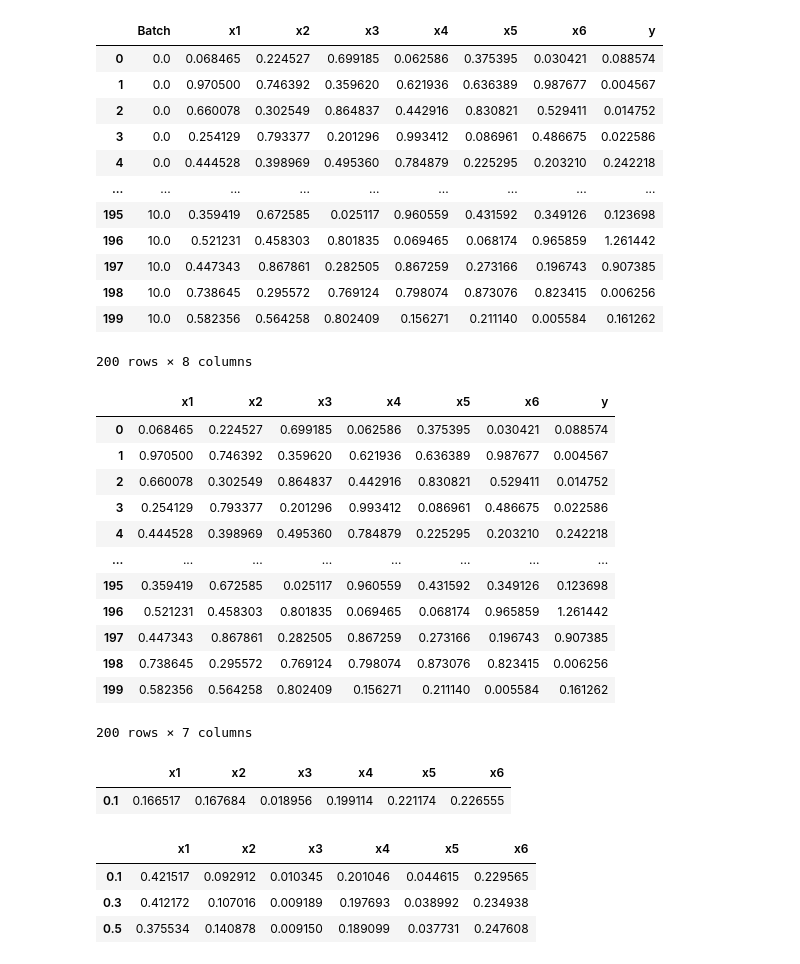
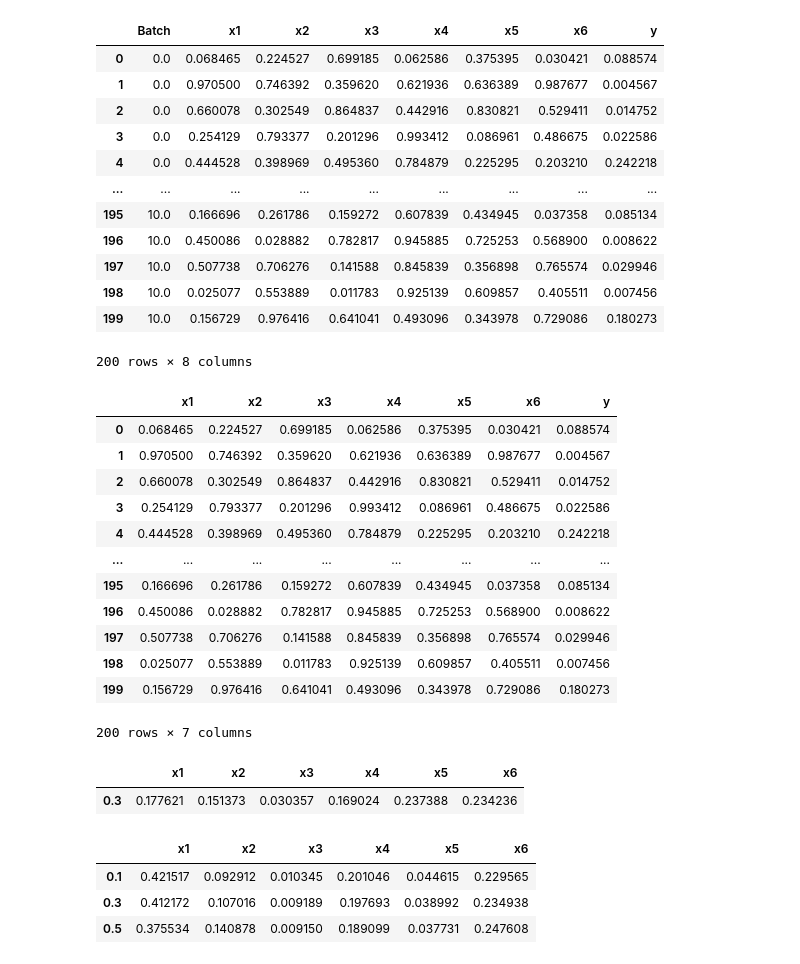
Before and after one commit to Schubydo/msc_code, a Jupyter notebook: SO_Numerical_Experiments/vars_hartmann.ipynb, the cells around one changed output. Drawn from its saved outputs; the diff is of its cells as text; code cells hidden in the pictures.

```diff
--- a/SO_Numerical_Experiments/vars_hartmann.ipynb
+++ b/SO_Numerical_Experiments/vars_hartmann.ipynb
@@ -25,39 +25,39 @@ optimizer = BayesianOptimization(fun=Hartmann(dim=DIM,negate=True),
                                  acqf_type='qUCB')
 
 x_max, y_max = optimizer.run()
 data = optimizer.get_data()
 full = optimizer.format(data, dim=DIM, n_init=N_INITIAL, batch_size=BATCH_SIZE, epochs=EPOCHS)
 display(full)
 
 vars_data = full.drop(columns=['Batch'])
 
 display(vars_data)
 vars_data.to_csv('vars_data.csv', index=False)
-h = 0.1
+h = 0.3
 experiment = DVARS(data_file = 'vars_data.csv',
                    outvarname = 'y',
                    ivars_range = h,
                    phi0=1,
                    phi_max=1e6,
                    tol = 1e-6,
                    correlation_func_type='linear',
                    report_verbose=False)
 
 experiment.run()
 display(experiment.ratios)
 # %% [output]
 |  | Batch | x1 | x2 | x3 | x4 | x5 | x6 | y |
 | 0 | 0.0 | 0.068465 | 0.224527 | 0.699185 | 0.062586 | 0.375395 | 0.030421 | 0.088574 |
 | 1 | 0.0 | 0.970500 | 0.746392 | 0.359620 | 0.621936 | 0.636389 | 0.987677 | 0.004567 |
 | 2 | 0.0 | 0.660078 | 0.302549 | 0.864837 | 0.442916 | 0.830821 | 0.529411 | 0.014752 |
 | 3 | 0.0 | 0.254129 | 0.793377 | 0.201296 | 0.993412 | 0.086961 | 0.486675 | 0.022586 |
 | 4 | 0.0 | 0.444528 | 0.398969 | 0.495360 | 0.784879 | 0.225295 | 0.203210 | 0.242218 |
 | ... | ... | ... | ... | ... | ... | ... | ... | ... |
-| 195 | 10.0 | 0.359419 | 0.672585 | 0.025117 | 0.960559 | 0.431592 | 0.349126 | 0.123698 |
-| 196 | 10.0 | 0.521231 | 0.458303 | 0.801835 | 0.069465 | 0.068174 | 0.965859 | 1.261442 |
-| 197 | 10.0 | 0.447343 | 0.867861 | 0.282505 | 0.867259 | 0.273166 | 0.196743 | 0.907385 |
-| 198 | 10.0 | 0.738645 | 0.295572 | 0.769124 | 0.798074 | 0.873076 | 0.823415 | 0.006256 |
-| 199 | 10.0 | 0.582356 | 0.564258 | 0.802409 | 0.156271 | 0.211140 | 0.005584 | 0.161262 |
+| 195 | 10.0 | 0.166696 | 0.261786 | 0.159272 | 0.607839 | 0.434945 | 0.037358 | 0.085134 |
+| 196 | 10.0 | 0.450086 | 0.028882 | 0.782817 | 0.945885 | 0.725253 | 0.568900 | 0.008622 |
+| 197 | 10.0 | 0.507738 | 0.706276 | 0.141588 | 0.845839 | 0.356898 | 0.765574 | 0.029946 |
+| 198 | 10.0 | 0.025077 | 0.553889 | 0.011783 | 0.925139 | 0.609857 | 0.405511 | 0.007456 |
+| 199 | 10.0 | 0.156729 | 0.976416 | 0.641041 | 0.493096 | 0.343978 | 0.729086 | 0.180273 |
 200 rows × 8 columns
 |  | x1 | x2 | x3 | x4 | x5 | x6 | y |
 | 0 | 0.068465 | 0.224527 | 0.699185 | 0.062586 | 0.375395 | 0.030421 | 0.088574 |
@@ -66,14 +66,14 @@ display(experiment.ratios)
 | 3 | 0.254129 | 0.793377 | 0.201296 | 0.993412 | 0.086961 | 0.486675 | 0.022586 |
 | 4 | 0.444528 | 0.398969 | 0.495360 | 0.784879 | 0.225295 | 0.203210 | 0.242218 |
 | ... | ... | ... | ... | ... | ... | ... | ... |
-| 195 | 0.359419 | 0.672585 | 0.025117 | 0.960559 | 0.431592 | 0.349126 | 0.123698 |
-| 196 | 0.521231 | 0.458303 | 0.801835 | 0.069465 | 0.068174 | 0.965859 | 1.261442 |
-| 197 | 0.447343 | 0.867861 | 0.282505 | 0.867259 | 0.273166 | 0.196743 | 0.907385 |
-| 198 | 0.738645 | 0.295572 | 0.769124 | 0.798074 | 0.873076 | 0.823415 | 0.006256 |
-| 199 | 0.582356 | 0.564258 | 0.802409 | 0.156271 | 0.211140 | 0.005584 | 0.161262 |
+| 195 | 0.166696 | 0.261786 | 0.159272 | 0.607839 | 0.434945 | 0.037358 | 0.085134 |
+| 196 | 0.450086 | 0.028882 | 0.782817 | 0.945885 | 0.725253 | 0.568900 | 0.008622 |
+| 197 | 0.507738 | 0.706276 | 0.141588 | 0.845839 | 0.356898 | 0.765574 | 0.029946 |
+| 198 | 0.025077 | 0.553889 | 0.011783 | 0.925139 | 0.609857 | 0.405511 | 0.007456 |
+| 199 | 0.156729 | 0.976416 | 0.641041 | 0.493096 | 0.343978 | 0.729086 | 0.180273 |
 200 rows × 7 columns
 |  | x1 | x2 | x3 | x4 | x5 | x6 |
-| 0.1 | 0.166517 | 0.167684 | 0.018956 | 0.199114 | 0.221174 | 0.226555 |
+| 0.3 | 0.177621 | 0.151373 | 0.030357 | 0.169024 | 0.237388 | 0.234236 |
 # %%
 import torch
 
```
Also changed, not shown: 1 other file.
